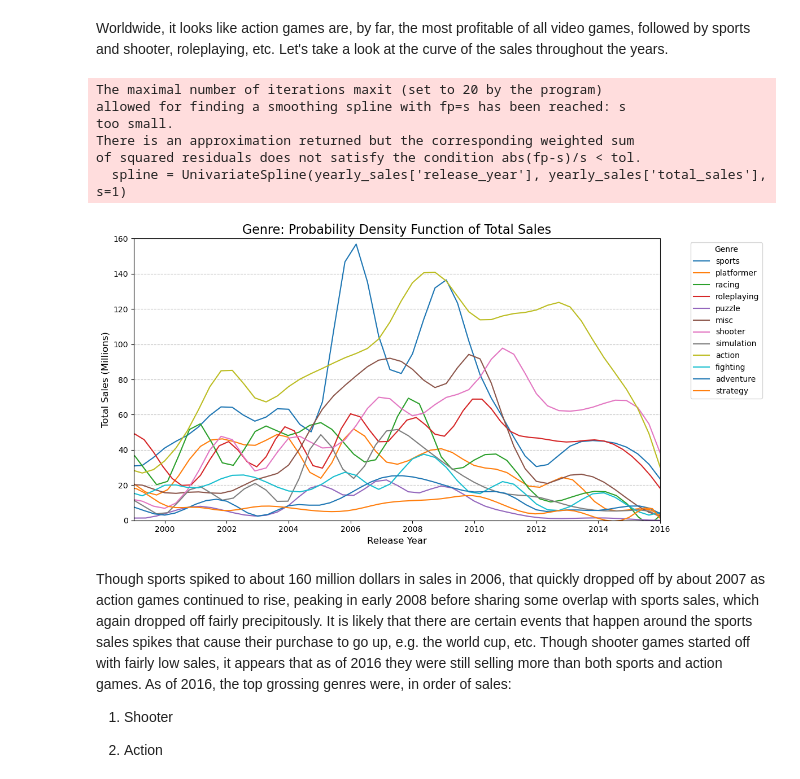
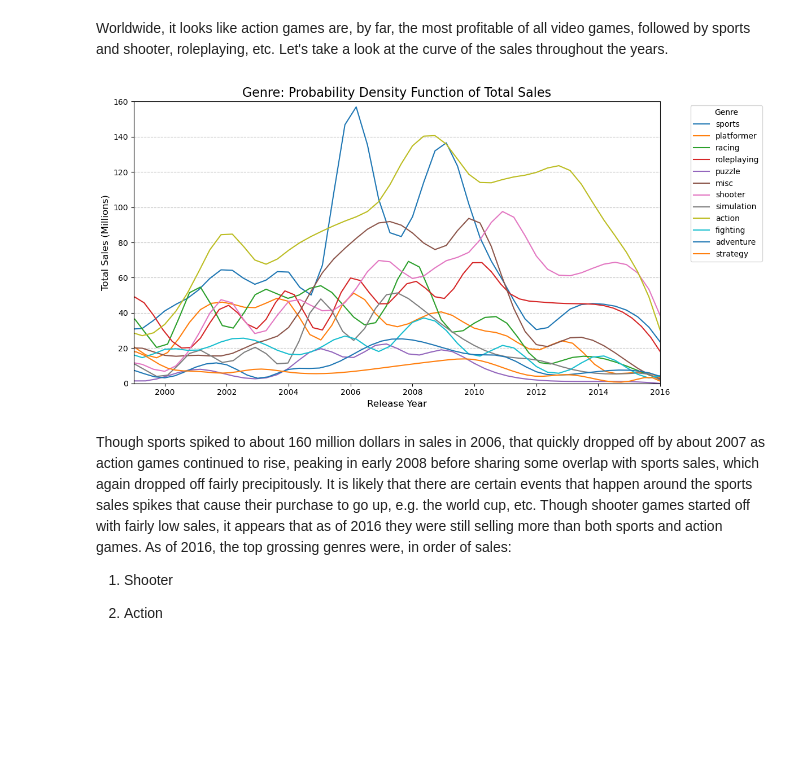
Before and after one commit to DHE42/ice-sales-analysis, a Jupyter notebook: analysis_notebook.ipynb, the cells around one changed output. Cells and saved outputs as stored; diff of their text form; code cells hidden in the pictures; blank space fills up the shorter version.

Commit message:
Fixed spline in genre PDF.

```diff
--- a/analysis_notebook.ipynb
+++ b/analysis_notebook.ipynb
@@ -1008,44 +1008,38 @@ def genre_pdf(data, genre):
     yearly_sales = yearly_sales.sort_values('release_year')
 
     # Create a spline for the total sales
-    spline = UnivariateSpline(yearly_sales['release_year'], yearly_sales['total_sales'], s=1)
+    spline = UnivariateSpline(yearly_sales['release_year'], yearly_sales['total_sales'], s=10)
 
     # Generate a range of years for the x-axis
     x = np.linspace(yearly_sales['release_year'].min(), yearly_sales['release_year'].max(), 100)
 
     # Calculate the y-values using the spline
     y = spline(x)
     return x, y
 
 # Create a figure for the PDF plots
 plt.figure(figsize=(12, 6))
 
 # Loop through each genre
 for genre in games_df['genre'].dropna().unique():
     # Build the PDF for the current genre
     x, y = genre_pdf(games_df, genre)
     if x is not None and y is not None:  # Check if the spline was successfully built
         # Plot the PDF
         plt.plot(x, y, label=genre)
 
 # Add labels and title
 plt.title('Genre: Probability Density Function of Total Sales', fontsize=16)
 plt.xlabel('Release Year', fontsize=12)
 plt.xlim(1999, 2016)
 plt.ylabel('Total Sales (Millions)', fontsize=12)
 plt.ylim(0, 160)
 plt.legend(title='Genre', bbox_to_anchor=(1.05, 1), loc='upper left')
 plt.grid(axis='y', linestyle='--', alpha=0.7)
 plt.tight_layout()
 plt.show()
 # %% [output]
-The maximal number of iterations maxit (set to 20 by the program)
-allowed for finding a smoothing spline with fp=s has been reached: s
-too small.
-There is an approximation returned but the corresponding weighted sum
-of squared residuals does not satisfy the condition abs(fp-s)/s < tol.
-  spline = UnivariateSpline(yearly_sales['release_year'], yearly_sales['total_sales'], s=1)
-[figure, old version]
+[figure, new version]
 # %% [markdown]
 Though sports spiked to about 160 million dollars in sales in 2006, that quickly dropped off by about 2007 as action games continued to rise, peaking in early 2008 before sharing some overlap with sports sales, which again dropped off fairly precipitously. It is likely that there are certain events that happen around the sports sales spikes that cause their purchase to go up, e.g. the world cup, etc. Though shooter games started off with fairly low sales, it appears that as of 2016 they were still selling more than both sports and action games. As of 2016, the top grossing genres were, in order of sales:
 
```
